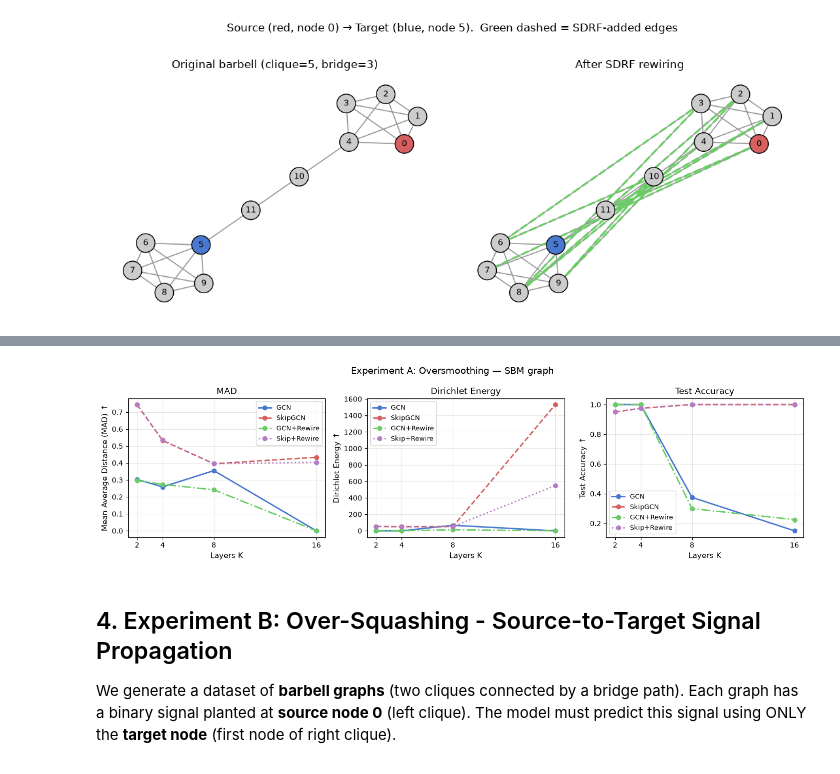
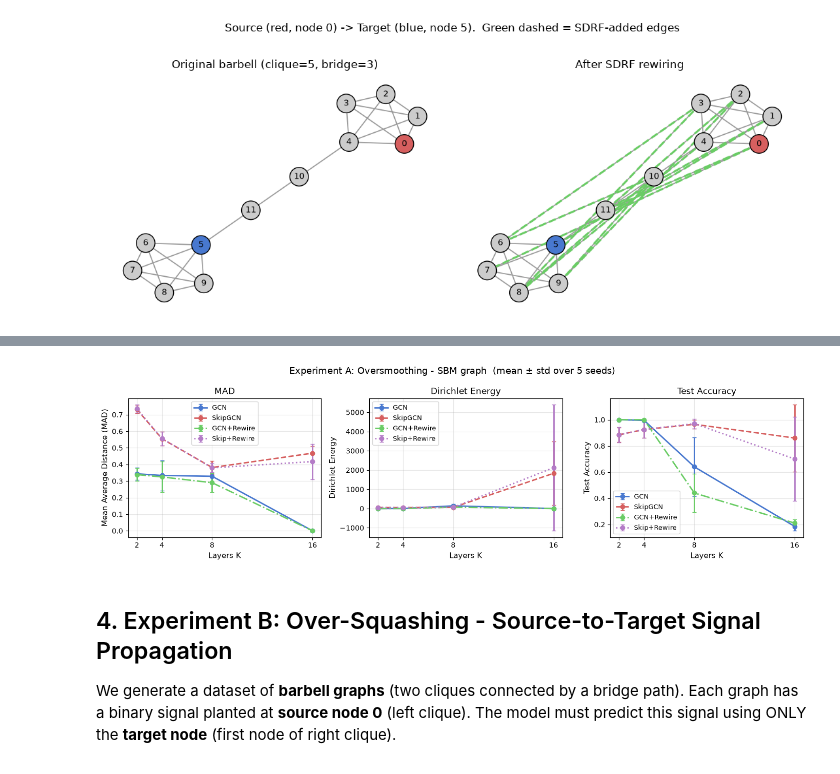
Before and after one commit to NicoReit54/Graph_Representation_Learning_Miniproject, a Jupyter notebook: experiments.ipynb, the cells around one changed output, grey strips where cells are left out. Cells and saved outputs as stored; diff of their text form; code cells hidden in the pictures.

```diff
--- a/experiments.ipynb
+++ b/experiments.ipynb
@@ -44,6 +44,10 @@ from training import train_model, evaluate, train_graph_model, evaluate_graph_mo
 
 DEVICE = 'cuda' if torch.cuda.is_available() else 'cpu'
 SEED    = 42
+# We repeat every accuracy experiment over several seeds and report mean ± std,
+# so the results don't rest on one lucky/unlucky run.
+# Each seed controls model initialisation AND (for the barbell) data generation.
+SEEDS   = [42, 0, 1, 2, 3]
 HID_DIM = 64
 LAYERS  = [2, 4, 8, 16]
 TRAIN_PARAMS = dict(lr=0.01, weight_decay=5e-4, epochs=300, patience=20, device=DEVICE)
@@ -54,7 +58,19 @@ COLORS = {
 }
 LINESTYLES = {'GCN': '-', 'SkipGCN': '--', 'GCN+Rewire': '-.', 'Skip+Rewire': ':'}
 
+
+def aggregate(raw: dict):
+    """Turn per-seed results into mean/std curves.
+
+    raw[name] is a list (one entry per seed) of equal-length rows. We stack them
+    and reduce over the seed axis, giving a mean and std array per condition.
+    """
+    mean = {n: np.array(v).mean(axis=0) for n, v in raw.items()}
+    std  = {n: np.array(v).std(axis=0)  for n, v in raw.items()}
+    return mean, std
+
+
 torch.manual_seed(SEED)
 np.random.seed(SEED)
-print(f'Device: {DEVICE}')
+print(f'Device: {DEVICE}  |  seeds: {SEEDS}')
 # %% [output]
@@ -229,26 +264,26 @@ K=4
 # %%
 fig, axes = plt.subplots(1, 3, figsize=(14, 4))
-for ax, (d, ylabel, title) in zip(axes, [
-    (results_mad,     'Mean Average Distance (MAD)', 'MAD'),
-    (results_de,      'Dirichlet Energy',             'Dirichlet Energy'),
-    (results_acc_sbm, 'Test Accuracy',                'Test Accuracy'),
+for ax, (mean_d, std_d, ylabel, title) in zip(axes, [
+    (results_mad,     results_mad_std,     'Mean Average Distance (MAD)', 'MAD'),
+    (results_de,      results_de_std,      'Dirichlet Energy',            'Dirichlet Energy'),
+    (results_acc_sbm, results_acc_sbm_std, 'Test Accuracy',               'Test Accuracy'),
 ]):
-    for name, vals in d.items():
-        ax.plot(LAYERS, vals, marker='o', label=name,
-                color=COLORS[name], linestyle=LINESTYLES[name], lw=2)
+    for name in mean_d:
+        ax.errorbar(LAYERS, mean_d[name], yerr=std_d[name], marker='o', label=name,
+                    color=COLORS[name], linestyle=LINESTYLES[name], lw=2, capsize=3)
     ax.set_xlabel('Layers K', fontsize=11)
     ax.set_ylabel(ylabel, fontsize=11)
     ax.set_title(title, fontsize=12)
     ax.set_xticks(LAYERS)
     ax.legend(fontsize=9)
     ax.grid(True, alpha=0.3)
 
-plt.suptitle('Experiment A: Oversmoothing - SBM graph', fontsize=13)
+plt.suptitle(f'Experiment A: Oversmoothing - SBM graph  (mean ± std over {len(SEEDS)} seeds)', fontsize=13)
 plt.tight_layout()
 plt.savefig('exp_a_oversmoothing.pdf', bbox_inches='tight')
 plt.show()
 # %% [output]
-[figure, old version]
+[figure, new version]
 # %% [markdown]
 ## 4. Experiment B: Over-Squashing - Source-to-Target Signal Propagation
 
```
Also changed, not shown: parts of 11 cells of this notebook, 7 other files.
